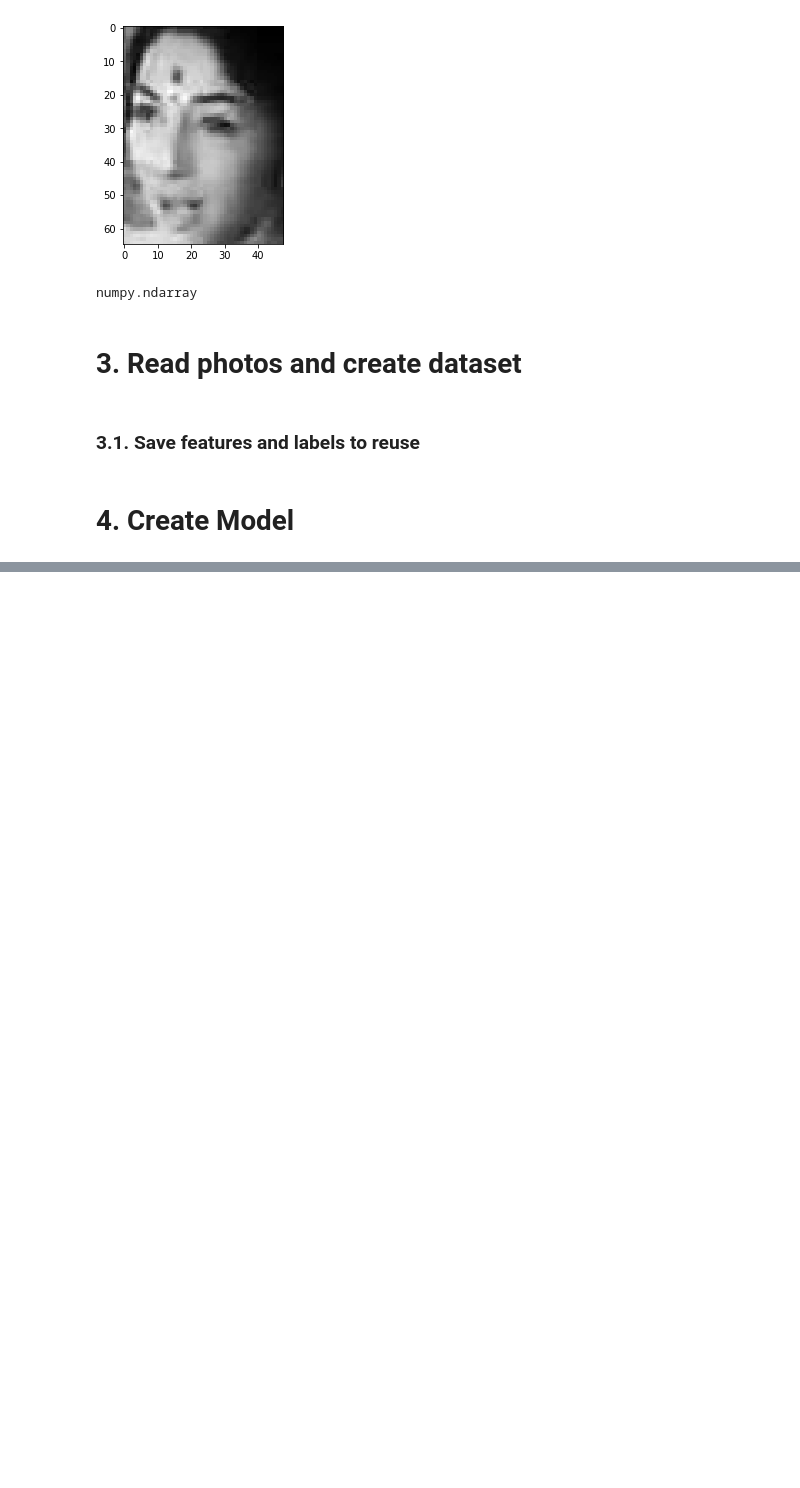
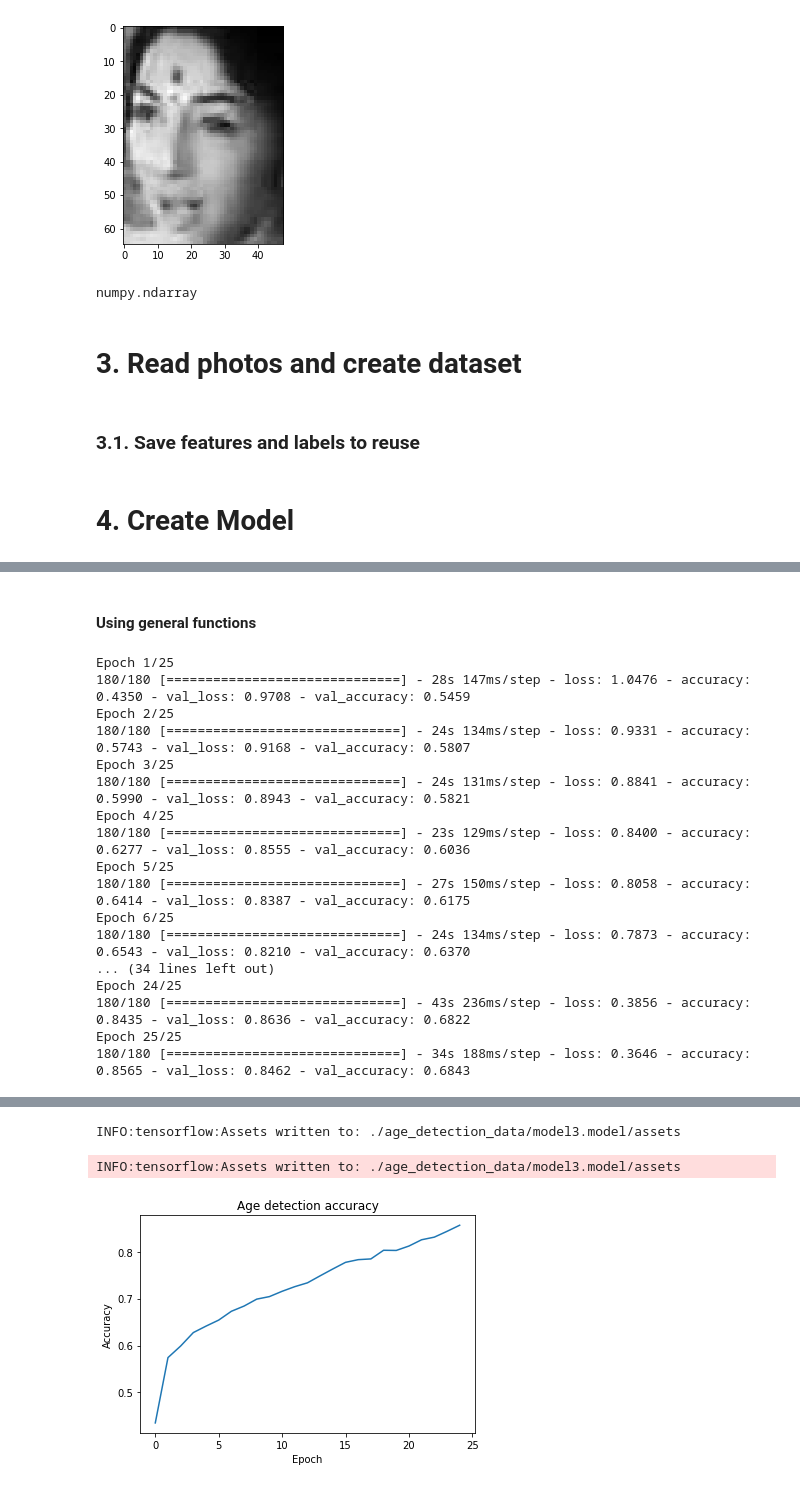
Before and after one commit to jucalfonsom/ml-course, a Jupyter notebook: age_detection.ipynb, the cells around one changed output, grey strips where cells are left out. Cells and saved outputs as stored; diff of their text form; code cells hidden in the pictures; blank space fills up the shorter version.

```diff
--- a/age_detection.ipynb
+++ b/age_detection.ipynb
@@ -284,0 +419,22 @@ plt.imshow(image_test.reshape(28,28))
+# %% [markdown]
+#### Using general functions
+# %%
+hystory, model_fit = run_model(model, 'model3.model')
+# %% [output]
+Epoch 1/25
+180/180 [==============================] - 28s 147ms/step - loss: 1.0476 - accuracy: 0.4350 - val_loss: 0.9708 - val_accuracy: 0.5459
+Epoch 2/25
+180/180 [==============================] - 24s 134ms/step - loss: 0.9331 - accuracy: 0.5743 - val_loss: 0.9168 - val_accuracy: 0.5807
+Epoch 3/25
+180/180 [==============================] - 24s 131ms/step - loss: 0.8841 - accuracy: 0.5990 - val_loss: 0.8943 - val_accuracy: 0.5821
+Epoch 4/25
+180/180 [==============================] - 23s 129ms/step - loss: 0.8400 - accuracy: 0.6277 - val_loss: 0.8555 - val_accuracy: 0.6036
+Epoch 5/25
+180/180 [==============================] - 27s 150ms/step - loss: 0.8058 - accuracy: 0.6414 - val_loss: 0.8387 - val_accuracy: 0.6175
+Epoch 6/25
+180/180 [==============================] - 24s 134ms/step - loss: 0.7873 - accuracy: 0.6543 - val_loss: 0.8210 - val_accuracy: 0.6370
+... (34 lines left out)
+Epoch 24/25
+180/180 [==============================] - 43s 236ms/step - loss: 0.3856 - accuracy: 0.8435 - val_loss: 0.8636 - val_accuracy: 0.6822
+Epoch 25/25
+180/180 [==============================] - 34s 188ms/step - loss: 0.3646 - accuracy: 0.8565 - val_loss: 0.8462 - val_accuracy: 0.6843
@@ -284,0 +442,3 @@ plt.imshow(image_test.reshape(28,28))
+INFO:tensorflow:Assets written to: ./age_detection_data/model3.model/assets
+INFO:tensorflow:Assets written to: ./age_detection_data/model3.model/assets
+[figure, added]
```
Also changed, not shown: parts of 33 cells of this notebook, 4 other files.
